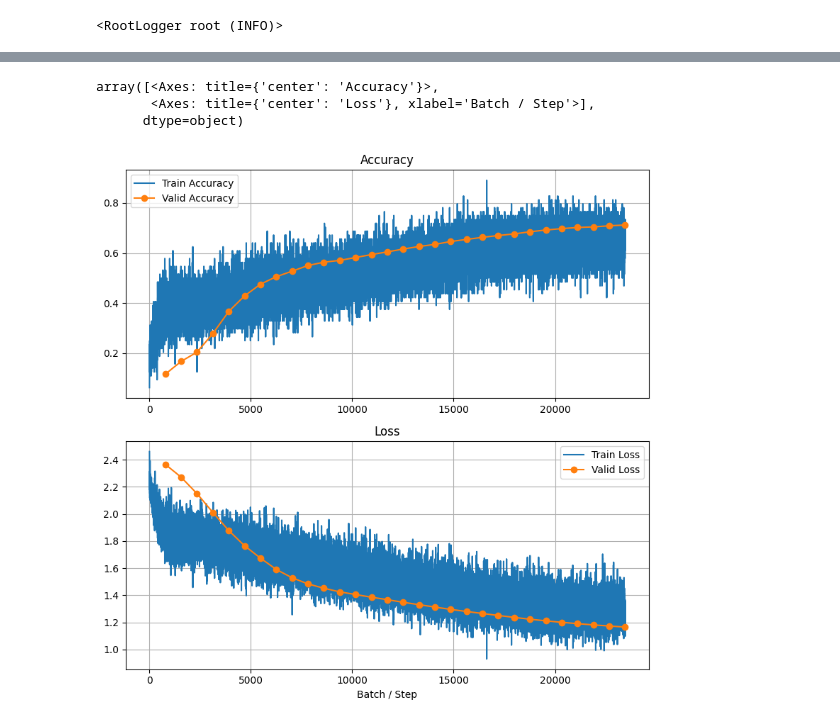
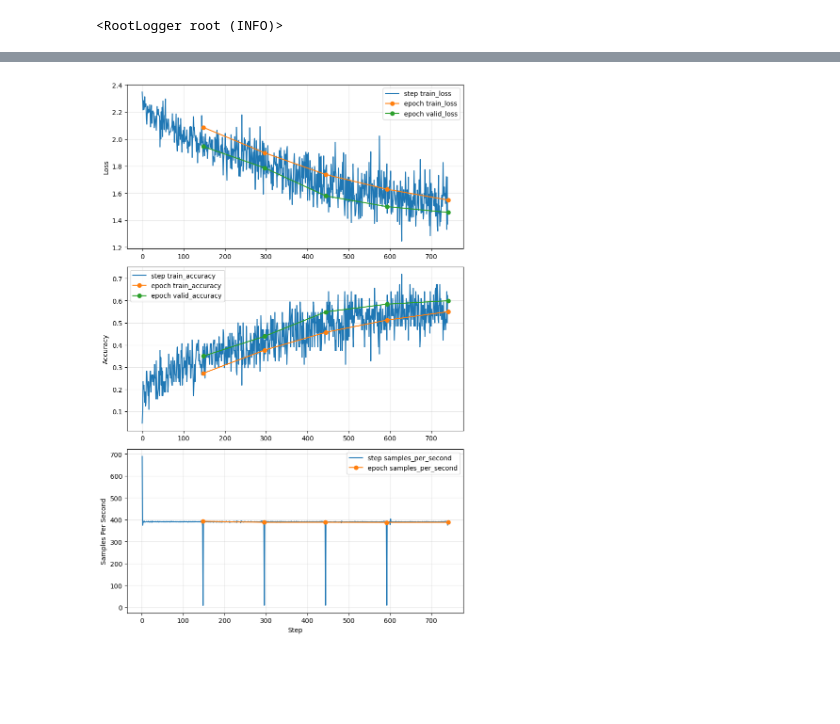
Before and after one commit to ssslakter/graph-attention, a Jupyter notebook: notebooks/01_vit.ipynb, the cells around one changed output, grey strips where cells are left out. Cells and saved outputs as stored; diff of their text form; code cells hidden in the pictures; blank space fills up the shorter version.

Commit message:
fix vit notebook

```diff
--- a/notebooks/01_vit.ipynb
+++ b/notebooks/01_vit.ipynb
@@ -8,11 +10,12 @@ configure_logging()
 <RootLogger root (INFO)>
 # %%
 BS = 64
-variant = 'cifar10'
+variant = 'imagenette'
 
-
-ds = get_cifar(root="../data", train=True, variant=variant, transforms=get_transforms(variant))
-valid_ds = get_cifar(root="../data", train=False, variant=variant)
-dl_kwargs = dict(num_workers=6, persistent_workers=True)
-train_dl = DataLoader(ds, batch_size=BS, shuffle=True, **dl_kwargs)
-valid_dl = DataLoader(valid_ds, batch_size=BS * 2, shuffle=False, **dl_kwargs)
+ds = get_dataset(variant, root="../data", train=True)
+valid_ds = get_dataset(variant, root="../data", train=False)
+# in notebook persistent_workers=False will cause some weird error messages about child processes
+train_dl = DataLoader(ds, batch_size=BS, shuffle=True, num_workers=4, persistent_workers=True)
+valid_dl = DataLoader(valid_ds, batch_size=BS, shuffle=False, num_workers=4, persistent_workers=True)
+batch_x_transforms = get_batch_transforms(variant, len(ds.classes))
+batch_x_transforms_valid = get_batch_transforms(variant, len(ds.classes), train=False)
@@ -50,33 +64,23 @@ scheduler = torch.optim.lr_scheduler.OneCycleLR(
     max_lr=LR,
     total_steps=len(train_dl) * EPOCHS,
     pct_start=0.1,
-    anneal_strategy='cos',
+    anneal_strategy="cos",
     div_factor=10.0,
-    final_div_factor=100.0
+    final_div_factor=100.0,
 )
 
 hooks = [
     ProgressBarHook(),
-    MetricsHook(metrics=[metrics.Loss(), metrics.Accuracy()],verbose=False),
-    LRSchedulerHook(scheduler, step_on_batch=True),
-    AMPHook(enabled=AMP_ENABLED),
+    BatchTransformHook(x_tfm=batch_x_transforms, x_tfms_valid=batch_x_transforms_valid),
+    MetricsHook(metrics=[Loss(), Accuracy(), SamplesPerSecond()], verbose=True),
+    LRSchedulerHook(scheduler),
+    AMPHook(enabled=AMP_ENABLED, dtype=torch.bfloat16),
     GradClipHook(max_norm=GRAD_CLIP_MAX_NORM),
-    EMAHook(),
-    CheckpointHook(
-        save_dir=SAVE_DIR,
-        save_every_steps=CHECKPOINT_EVERY,
-        keep_last=3
-    ),
+    CheckpointHook(save_dir=SAVE_DIR, save_every_steps=CHECKPOINT_EVERY, keep_last=3),
 ]
 
 trainer = Trainer(
-    model=model,
-    train_dl=train_dl,
-    valid_dl=valid_dl,
-    optim=optimizer,
-    loss_func=loss_func,
-    epochs=EPOCHS,
-    hooks=hooks
+    model=model, train_dl=train_dl, valid_dl=valid_dl, optim=optimizer, loss_func=loss_func, epochs=EPOCHS, hooks=hooks
 )
 # %%
 trainer.fit()
@@ -97,7 +101,4 @@ trainer.fit()
 # %%
-trainer.get_hook(MetricsHook).plot_loss()
+trainer.get_hook(MetricsHook).plot(metrics = ["loss", "accuracy", "samples_per_second"], show_epochs=True)
 # %% [output]
-array([<Axes: title={'center': 'Accuracy'}>,
-       <Axes: title={'center': 'Loss'}, xlabel='Batch / Step'>],
-      dtype=object)
-[figure, old version]
+[figure, new version]
```
Also changed, not shown: parts of 4 cells of this notebook, 2 other files.
